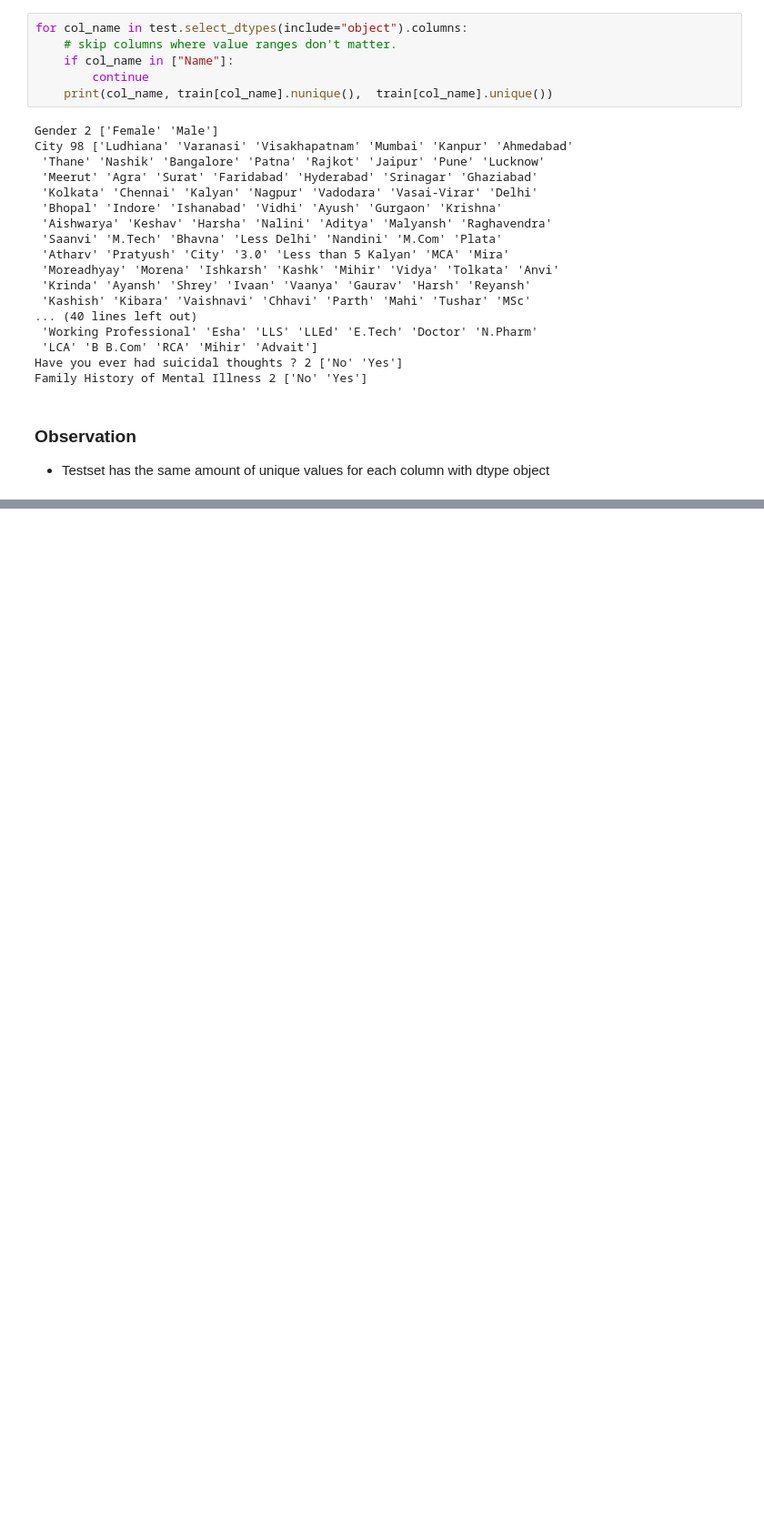
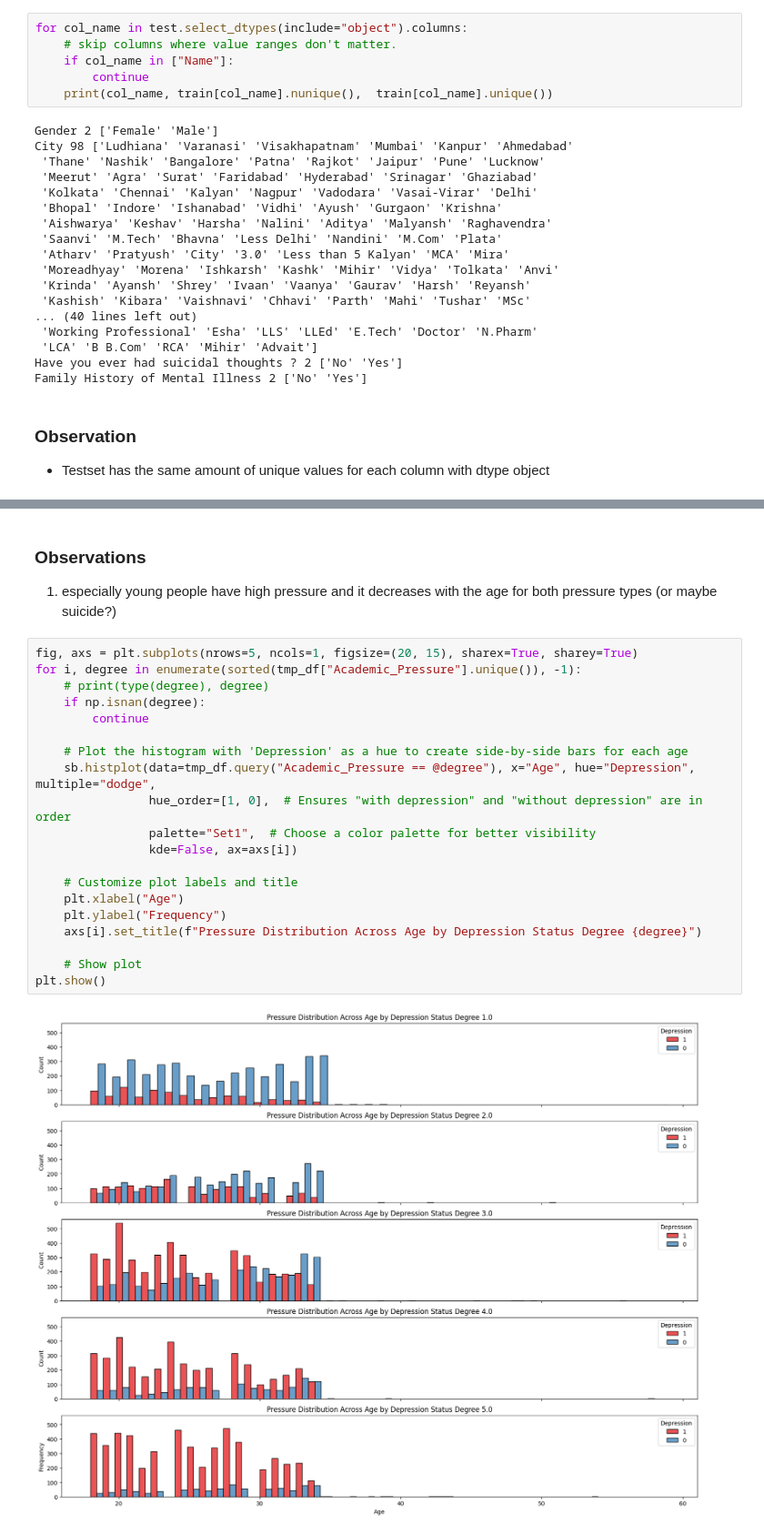
Before and after one commit to ypj95/kc_mental_health2024, a Jupyter notebook: notebooks/00_data_overview.ipynb, the cells around one changed output, grey strips where cells are left out. Shown at 91% size. Saved outputs shown, nothing was run; the diff lists cells and outputs as text; blank space fills up the shorter version.

```diff
--- a/notebooks/00_data_overview.ipynb
+++ b/notebooks/00_data_overview.ipynb
@@ -253,0 +384,25 @@ N-Different Values:  0   Equal Values:   2
+# %% [markdown]
+### Observations
+1. especially young people have high pressure and it decreases with the age for both pressure types (or maybe suicide?)
+# %%
+fig, axs = plt.subplots(nrows=5, ncols=1, figsize=(20, 15), sharex=True, sharey=True)
+for i, degree in enumerate(sorted(tmp_df["Academic_Pressure"].unique()), -1):
+    # print(type(degree), degree)
+    if np.isnan(degree):
+        continue
+
+    # Plot the histogram with 'Depression' as a hue to create side-by-side bars for each age
+    sb.histplot(data=tmp_df.query("Academic_Pressure == @degree"), x="Age", hue="Depression", multiple="dodge",
+                hue_order=[1, 0],  # Ensures "with depression" and "without depression" are in order
+                palette="Set1",  # Choose a color palette for better visibility
+                kde=False, ax=axs[i])
+
+    # Customize plot labels and title
+    plt.xlabel("Age")
+    plt.ylabel("Frequency")
+    axs[i].set_title(f"Pressure Distribution Across Age by Depression Status Degree {degree}")
+
+    # Show plot
+plt.show()
+# %% [output]
+[figure, added]
```
Also changed, not shown: parts of 22 cells of this notebook, 2 other files.
